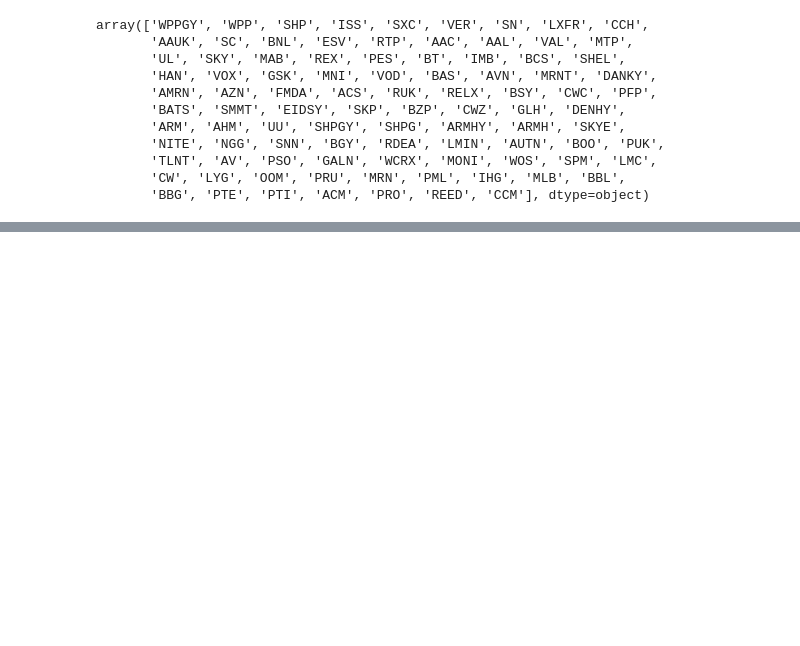
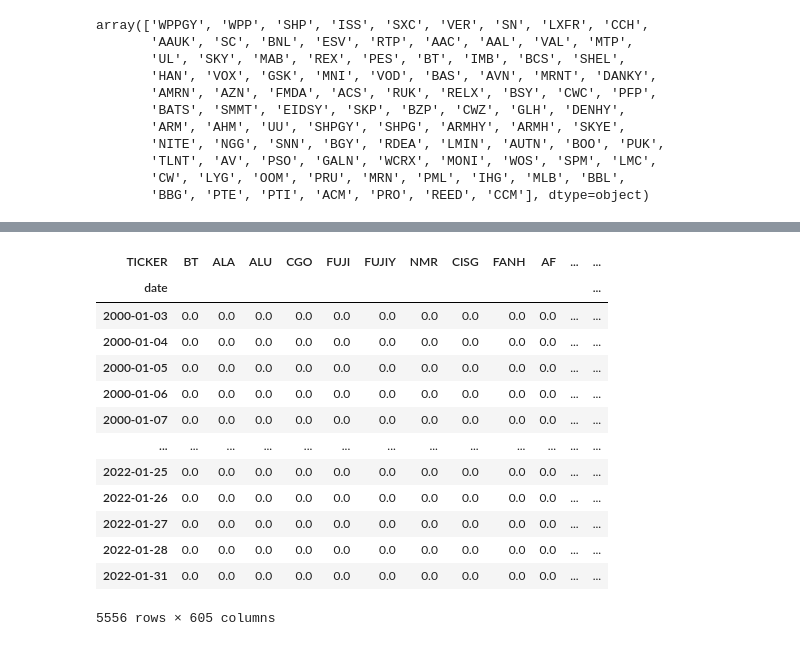
Before and after one commit to ckykevin/Enhanced_pair_trading, a Jupyter notebook: project.ipynb, the cells around one changed output, grey strips where cells are left out. Cells and saved outputs as stored; diff of their text form; code cells hidden in the pictures; blank space fills up the shorter version.

```diff
--- a/project.ipynb
+++ b/project.ipynb
@@ -620,0 +609,2 @@ price
+# %%
+date_list = price.groupby([price.index.year,price.index.month]).first()['date']
@@ -620,0 +613,8 @@ price
+# %%
+co_integrated_pair = []
+for pair in ticker_pair:
+    try:
+        if ticker_combinations(full_info,price,pair[0],pair[1]) == True:
+            co_integrated_pair.append(pair)
+    except:
+        continue
@@ -620,0 +631,5 @@ price
+# %%
+trading_pair = []
+for pair in co_integrated_pair:
+    if halflife(price,pair[0],pair[1]) < 30 and halflife(price,pair[0],pair[1])>0:
+        trading_pair.append(pair)
@@ -620,0 +646,2 @@ price
+# %%
+order = pd.DataFrame(0.0, index = price.index, columns = price.columns)
@@ -620,0 +728,17 @@ price
+# %%
+order
+# %% [output]
+| TICKER | BT | ALA | ALU | CGO | FUJI | FUJIY | NMR | CISG | FANH | AF | ... | ... |
+| date |  |  |  |  |  |  |  |  |  |  |  | ... |
+| 2000-01-03 | 0.0 | 0.0 | 0.0 | 0.0 | 0.0 | 0.0 | 0.0 | 0.0 | 0.0 | 0.0 | ... | ... |
+| 2000-01-04 | 0.0 | 0.0 | 0.0 | 0.0 | 0.0 | 0.0 | 0.0 | 0.0 | 0.0 | 0.0 | ... | ... |
+| 2000-01-05 | 0.0 | 0.0 | 0.0 | 0.0 | 0.0 | 0.0 | 0.0 | 0.0 | 0.0 | 0.0 | ... | ... |
+| 2000-01-06 | 0.0 | 0.0 | 0.0 | 0.0 | 0.0 | 0.0 | 0.0 | 0.0 | 0.0 | 0.0 | ... | ... |
+| 2000-01-07 | 0.0 | 0.0 | 0.0 | 0.0 | 0.0 | 0.0 | 0.0 | 0.0 | 0.0 | 0.0 | ... | ... |
+| ... | ... | ... | ... | ... | ... | ... | ... | ... | ... | ... | ... | ... |
+| 2022-01-25 | 0.0 | 0.0 | 0.0 | 0.0 | 0.0 | 0.0 | 0.0 | 0.0 | 0.0 | 0.0 | ... | ... |
+| 2022-01-26 | 0.0 | 0.0 | 0.0 | 0.0 | 0.0 | 0.0 | 0.0 | 0.0 | 0.0 | 0.0 | ... | ... |
+| 2022-01-27 | 0.0 | 0.0 | 0.0 | 0.0 | 0.0 | 0.0 | 0.0 | 0.0 | 0.0 | 0.0 | ... | ... |
+| 2022-01-28 | 0.0 | 0.0 | 0.0 | 0.0 | 0.0 | 0.0 | 0.0 | 0.0 | 0.0 | 0.0 | ... | ... |
+| 2022-01-31 | 0.0 | 0.0 | 0.0 | 0.0 | 0.0 | 0.0 | 0.0 | 0.0 | 0.0 | 0.0 | ... | ... |
+5556 rows × 605 columns
```
Also changed, not shown: parts of 13 cells of this notebook.
